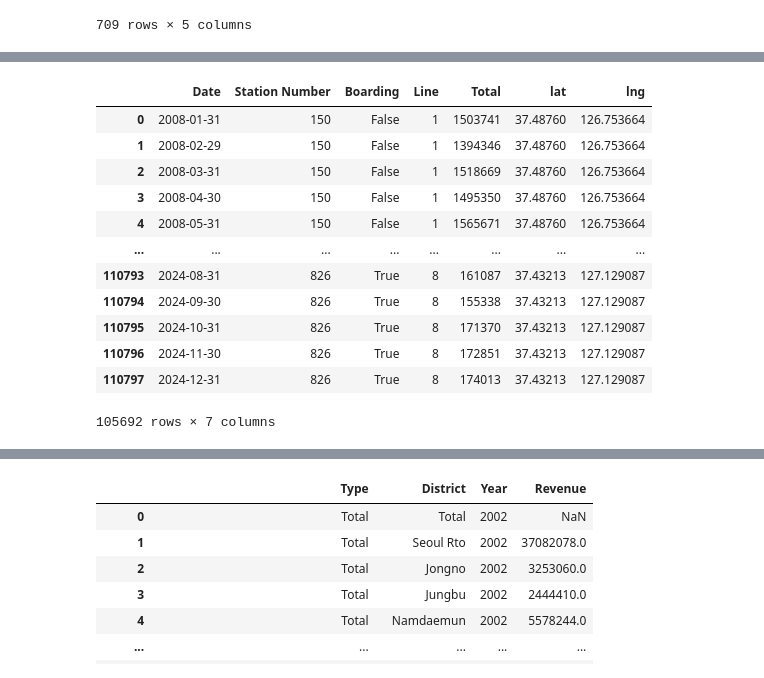
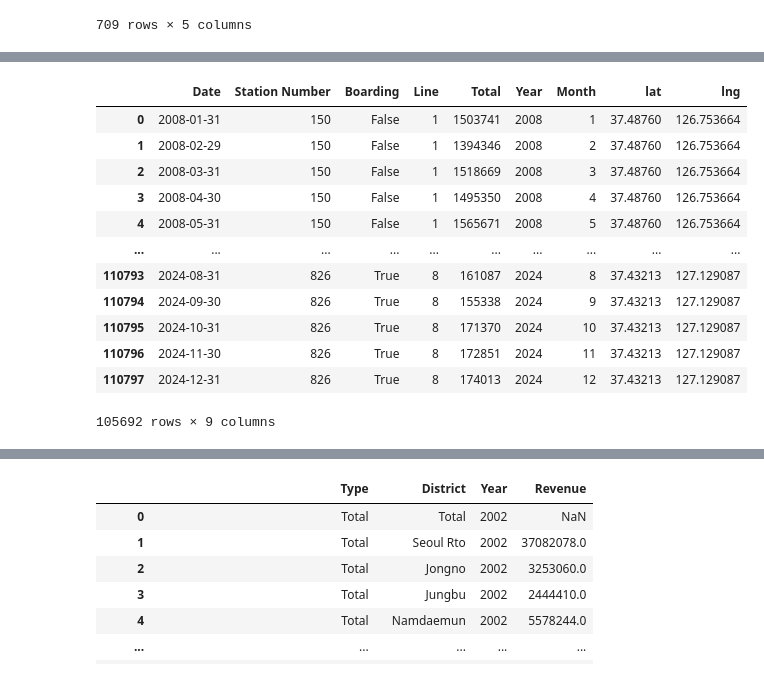
Before and after one commit to omzz15/intro-to-big-data-group-project, a Jupyter notebook: notebooks/models/make-data.ipynb, the cells around one changed output, grey strips where cells are left out. Saved outputs shown, nothing was run; the diff lists cells and outputs as text; code cells hidden in the pictures.

```diff
--- a/notebooks/models/make-data.ipynb
+++ b/notebooks/models/make-data.ipynb
@@ -31,3 +31,10 @@ station_passenger_count_df
 | 111278 | 2024-11-30 | 828 | True | 8 | 233108 |
 | 111279 | 2024-12-31 | 828 | True | 8 | 227144 |
 111280 rows × 5 columns
+# %%
+# Make year and month columns for merging later
+station_passenger_count_df['Date'] = pd.to_datetime(station_passenger_count_df['Date'])
+station_passenger_count_df['Year'] = station_passenger_count_df['Date'].dt.year
+station_passenger_count_df['Month'] = station_passenger_count_df['Date'].dt.month
+
+station_passenger_count_df
@@ -54,12 +75,12 @@ station_location_df
 # First we need to convert no in station_location_df to be an int
 station_location_df['no'] = pd.to_numeric(station_location_df['no'], errors='coerce')
 
-merged_df = pd.merge(station_passenger_count_df, station_location_df, left_on='Station Number', right_on='no', how='left')
+station_passenger_count_location_df = pd.merge(station_passenger_count_df, station_location_df, left_on='Station Number', right_on='no', how='left')
 
 # Check how many missing values there are in the merged dataframe
-print(merged_df.count())
-display(merged_df.isnull().sum())
-merged_df
+print(station_passenger_count_location_df.count())
+display(station_passenger_count_location_df.isnull().sum())
+station_passenger_count_location_df
 # %% [output]
 Date              111280
 Station Number    111280
@@ -99,22 +124,22 @@ dtype: int64
 # %%
 # Most of the data has locations so we will drop rows with missing location data and remove extra columns
-merged_df.dropna(subset=['no', 'lat', 'lng'], inplace=True)
-merged_df.drop(columns=['no', 'name', 'line'], inplace=True)
+station_passenger_count_location_df.dropna(inplace=True)
+station_passenger_count_location_df.drop(columns=['no', 'name', 'line'], inplace=True)
 
-merged_df
+station_passenger_count_location_df
 # %% [output]
-|  | Date | Station Number | Boarding | Line | Total | lat | lng |
-| 0 | 2008-01-31 | 150 | False | 1 | 1503741 | 37.48760 | 126.753664 |
-| 1 | 2008-02-29 | 150 | False | 1 | 1394346 | 37.48760 | 126.753664 |
-| 2 | 2008-03-31 | 150 | False | 1 | 1518669 | 37.48760 | 126.753664 |
-| 3 | 2008-04-30 | 150 | False | 1 | 1495350 | 37.48760 | 126.753664 |
-| 4 | 2008-05-31 | 150 | False | 1 | 1565671 | 37.48760 | 126.753664 |
-| ... | ... | ... | ... | ... | ... | ... | ... |
-| 110793 | 2024-08-31 | 826 | True | 8 | 161087 | 37.43213 | 127.129087 |
-| 110794 | 2024-09-30 | 826 | True | 8 | 155338 | 37.43213 | 127.129087 |
-| 110795 | 2024-10-31 | 826 | True | 8 | 171370 | 37.43213 | 127.129087 |
-| 110796 | 2024-11-30 | 826 | True | 8 | 172851 | 37.43213 | 127.129087 |
-| 110797 | 2024-12-31 | 826 | True | 8 | 174013 | 37.43213 | 127.129087 |
+|  | Date | Station Number | Boarding | Line | Total | Year | Month | lat | lng |
+| 0 | 2008-01-31 | 150 | False | 1 | 1503741 | 2008 | 1 | 37.48760 | 126.753664 |
+| 1 | 2008-02-29 | 150 | False | 1 | 1394346 | 2008 | 2 | 37.48760 | 126.753664 |
+| 2 | 2008-03-31 | 150 | False | 1 | 1518669 | 2008 | 3 | 37.48760 | 126.753664 |
+| 3 | 2008-04-30 | 150 | False | 1 | 1495350 | 2008 | 4 | 37.48760 | 126.753664 |
+| 4 | 2008-05-31 | 150 | False | 1 | 1565671 | 2008 | 5 | 37.48760 | 126.753664 |
+| ... | ... | ... | ... | ... | ... | ... | ... | ... | ... |
+| 110793 | 2024-08-31 | 826 | True | 8 | 161087 | 2024 | 8 | 37.43213 | 127.129087 |
+| 110794 | 2024-09-30 | 826 | True | 8 | 155338 | 2024 | 9 | 37.43213 | 127.129087 |
+| 110795 | 2024-10-31 | 826 | True | 8 | 171370 | 2024 | 10 | 37.43213 | 127.129087 |
+| 110796 | 2024-11-30 | 826 | True | 8 | 172851 | 2024 | 11 | 37.43213 | 127.129087 |
+| 110797 | 2024-12-31 | 826 | True | 8 | 174013 | 2024 | 12 | 37.43213 | 127.129087 |
-105692 rows × 7 columns
+105692 rows × 9 columns
 # %%
 import geopandas as gpd
```
Also changed, not shown: parts of 23 cells of this notebook, 7 other files.
